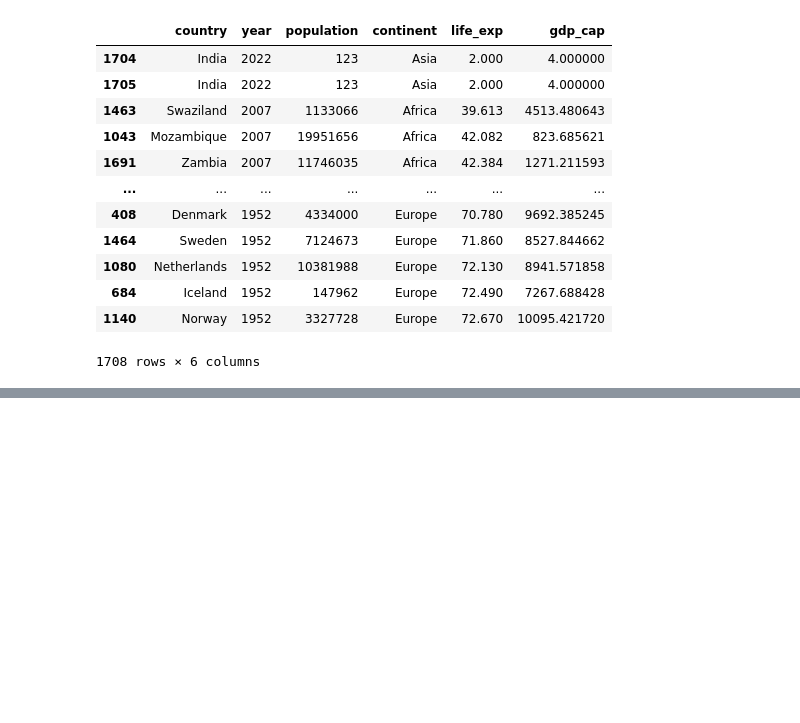
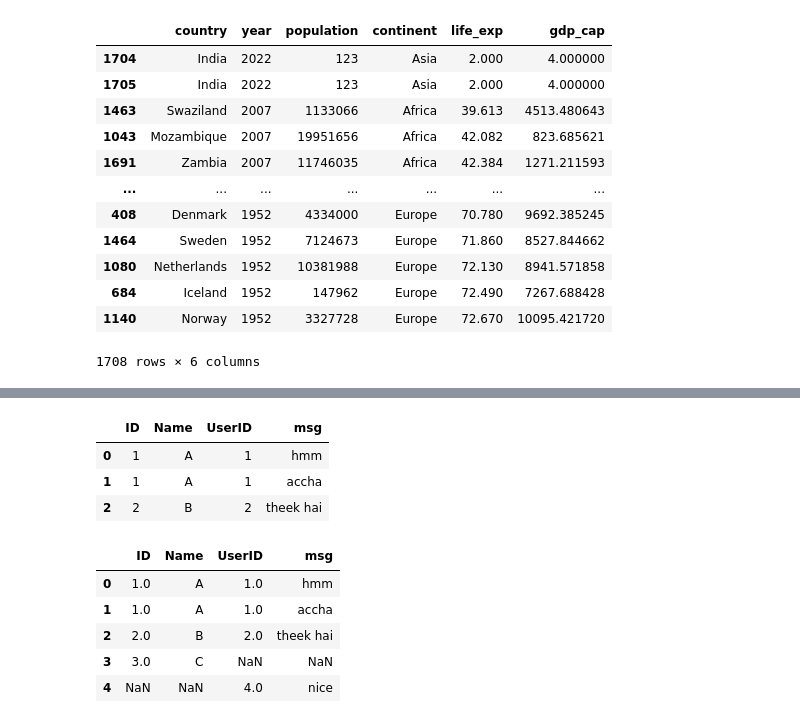
Before and after one commit to jeeet0700/Revision, a Jupyter notebook: Pandas revision.ipynb, the cells around one changed output, grey strips where cells are left out. Cells and saved outputs as stored; diff of their text form; code cells hidden in the pictures; blank space fills up the shorter version.

```diff
--- a/Pandas revision.ipynb
+++ b/Pandas revision.ipynb
@@ -1102,0 +1206,3 @@ df.sort_values(["year","life_exp"],ascending=[False,True])
+# %%
+user=pd.DataFrame({"ID":[1,2,3],"Name":["A","B","C"]})
+user
@@ -1102,0 +1214,3 @@ df.sort_values(["year","life_exp"],ascending=[False,True])
+# %%
+msg=pd.DataFrame({"UserID":[1,1,2,4],"msg":["hmm","accha","theek hai","nice"]})
+msg
@@ -1102,0 +1223,16 @@ df.sort_values(["year","life_exp"],ascending=[False,True])
+# %%
+user.merge(msg,left_on="ID",right_on="UserID")
+# %% [output]
+|  | ID | Name | UserID | msg |
+| 0 | 1 | A | 1 | hmm |
+| 1 | 1 | A | 1 | accha |
+| 2 | 2 | B | 2 | theek hai |
+# %%
+user.merge(msg,left_on="ID",right_on="UserID",how="outer")
+# %% [output]
+|  | ID | Name | UserID | msg |
+| 0 | 1.0 | A | 1.0 | hmm |
+| 1 | 1.0 | A | 1.0 | accha |
+| 2 | 2.0 | B | 2.0 | theek hai |
+| 3 | 3.0 | C | NaN | NaN |
+| 4 | NaN | NaN | 4.0 | nice |
```
Also changed, not shown: parts of 15 cells of this notebook.
